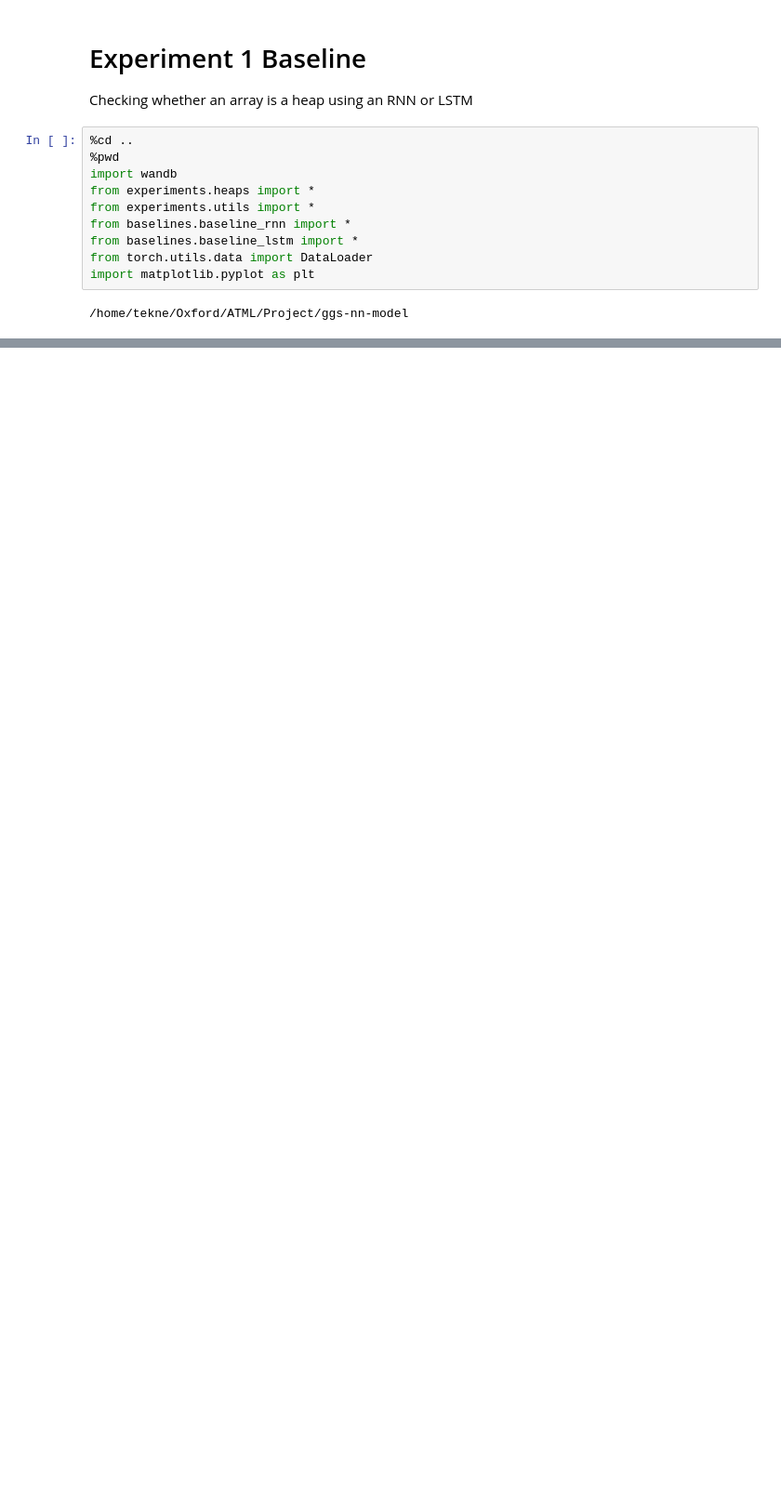
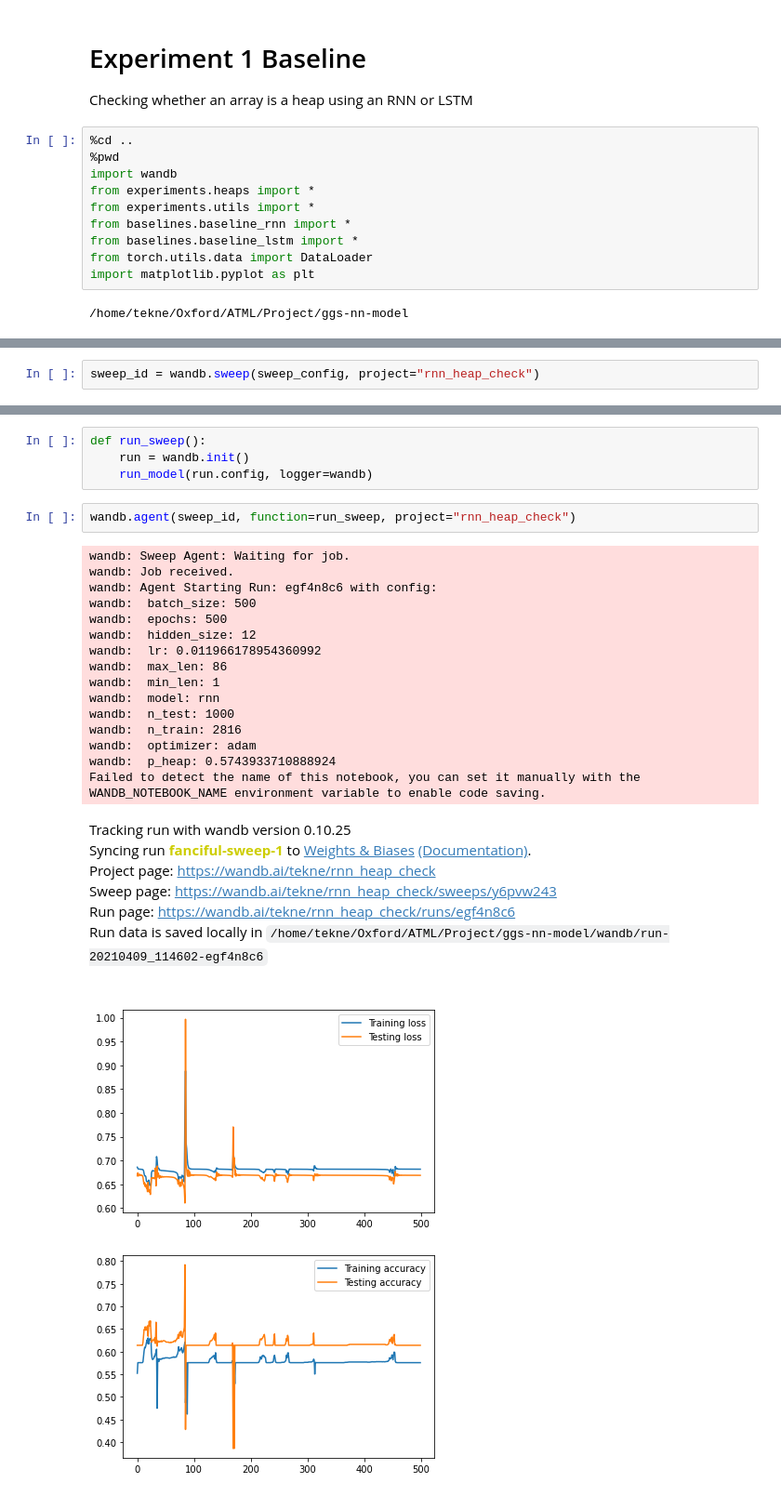
Before and after one commit to imbrem/atml-project, a Jupyter notebook: experiments/HeapDataRNN.ipynb, the cells around one changed output, grey strips where cells are left out. Shown at 93% size. Saved outputs shown, nothing was run; the diff lists cells and outputs as text; blank space fills up the shorter version.

```diff
--- a/experiments/HeapDataRNN.ipynb
+++ b/experiments/HeapDataRNN.ipynb
@@ -130,0 +207,2 @@ torch.Size([500, 1])
+# %%
+sweep_id = wandb.sweep(sweep_config, project="rnn_heap_check")
@@ -130,0 +212,30 @@ torch.Size([500, 1])
+# %%
+def run_sweep():
+    run = wandb.init()
+    run_model(run.config, logger=wandb)
+# %%
+wandb.agent(sweep_id, function=run_sweep, project="rnn_heap_check")
+# %% [output]
+wandb: Sweep Agent: Waiting for job.
+wandb: Job received.
+wandb: Agent Starting Run: egf4n8c6 with config:
+wandb:  batch_size: 500
+wandb:  epochs: 500
+wandb:  hidden_size: 12
+wandb:  lr: 0.011966178954360992
+wandb:  max_len: 86
+wandb:  min_len: 1
+wandb:  model: rnn
+wandb:  n_test: 1000
+wandb:  n_train: 2816
+wandb:  optimizer: adam
+wandb:  p_heap: 0.5743933710888924
+Failed to detect the name of this notebook, you can set it manually with the WANDB_NOTEBOOK_NAME environment variable to enable code saving.
+Tracking run with wandb version 0.10.25
+Syncing run fanciful-sweep-1 to Weights & Biases (Documentation).
+Project page: https://wandb.ai/tekne/rnn_heap_check
+Sweep page: https://wandb.ai/tekne/rnn_heap_check/sweeps/y6pvw243
+Run page: https://wandb.ai/tekne/rnn_heap_check/runs/egf4n8c6
+Run data is saved locally in /home/tekne/Oxford/ATML/Project/ggs-nn-model/wandb/run-20210409_114602-egf4n8c6
+[figure, added]
+[figure, added]
```
Also changed, not shown: parts of 15 cells of this notebook, 1 other file.
